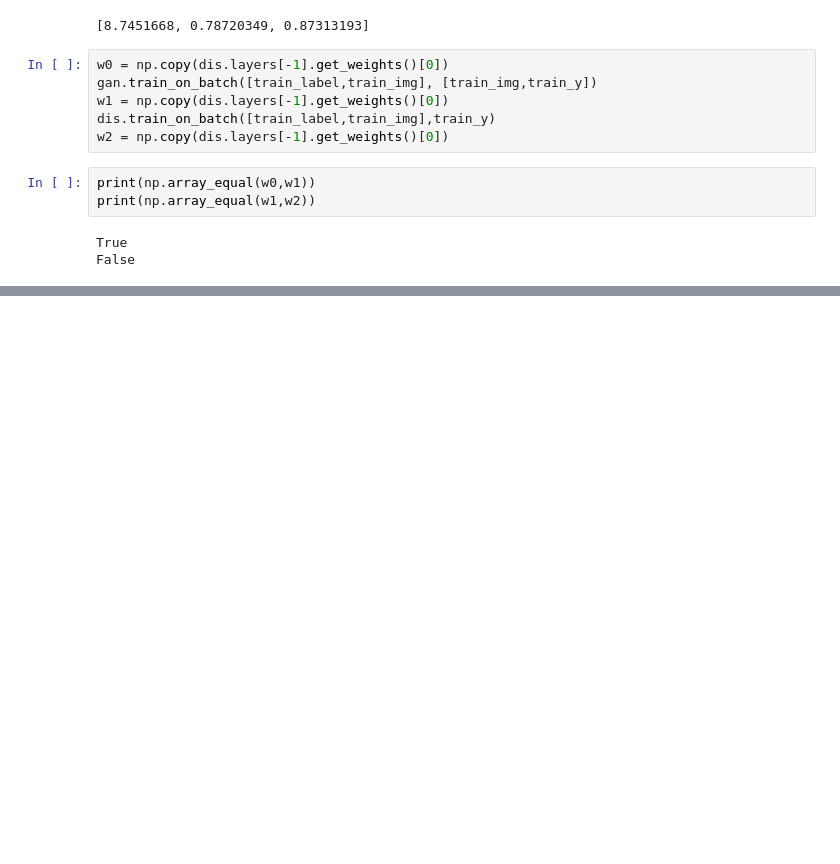
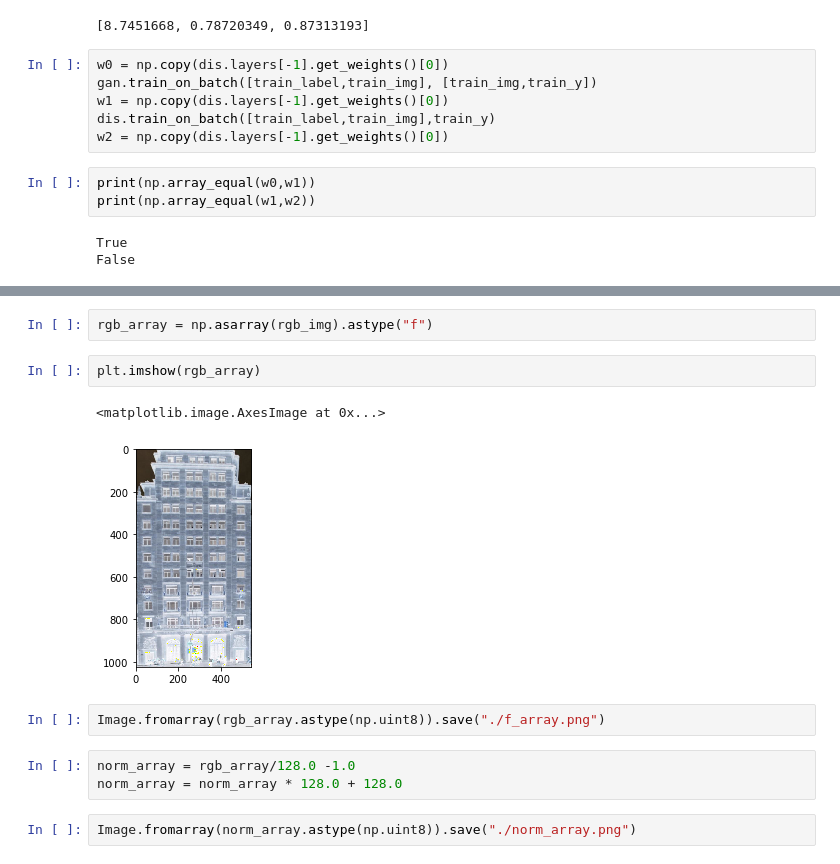
Before and after one commit to xinkent/pix2pix, a Jupyter notebook: train_gan.ipynb, the cells around one changed output, grey strips where cells are left out. Drawn from its saved outputs; the diff is of its cells as text; blank space fills up the shorter version.

```diff
--- a/train_gan.ipynb
+++ b/train_gan.ipynb
@@ -107,0 +132,14 @@ array([2, 1, 6])
+# %%
+rgb_array = np.asarray(rgb_img).astype("f")
+# %%
+plt.imshow(rgb_array)
+# %% [output]
+<matplotlib.image.AxesImage at 0x...>
+[figure, added]
+# %%
+Image.fromarray(rgb_array.astype(np.uint8)).save("./f_array.png")
+# %%
+norm_array = rgb_array/128.0 -1.0
+norm_array = norm_array * 128.0 + 128.0
+# %%
+Image.fromarray(norm_array.astype(np.uint8)).save("./norm_array.png")
```
Also changed, not shown: parts of 9 cells of this notebook, 12 other files.
